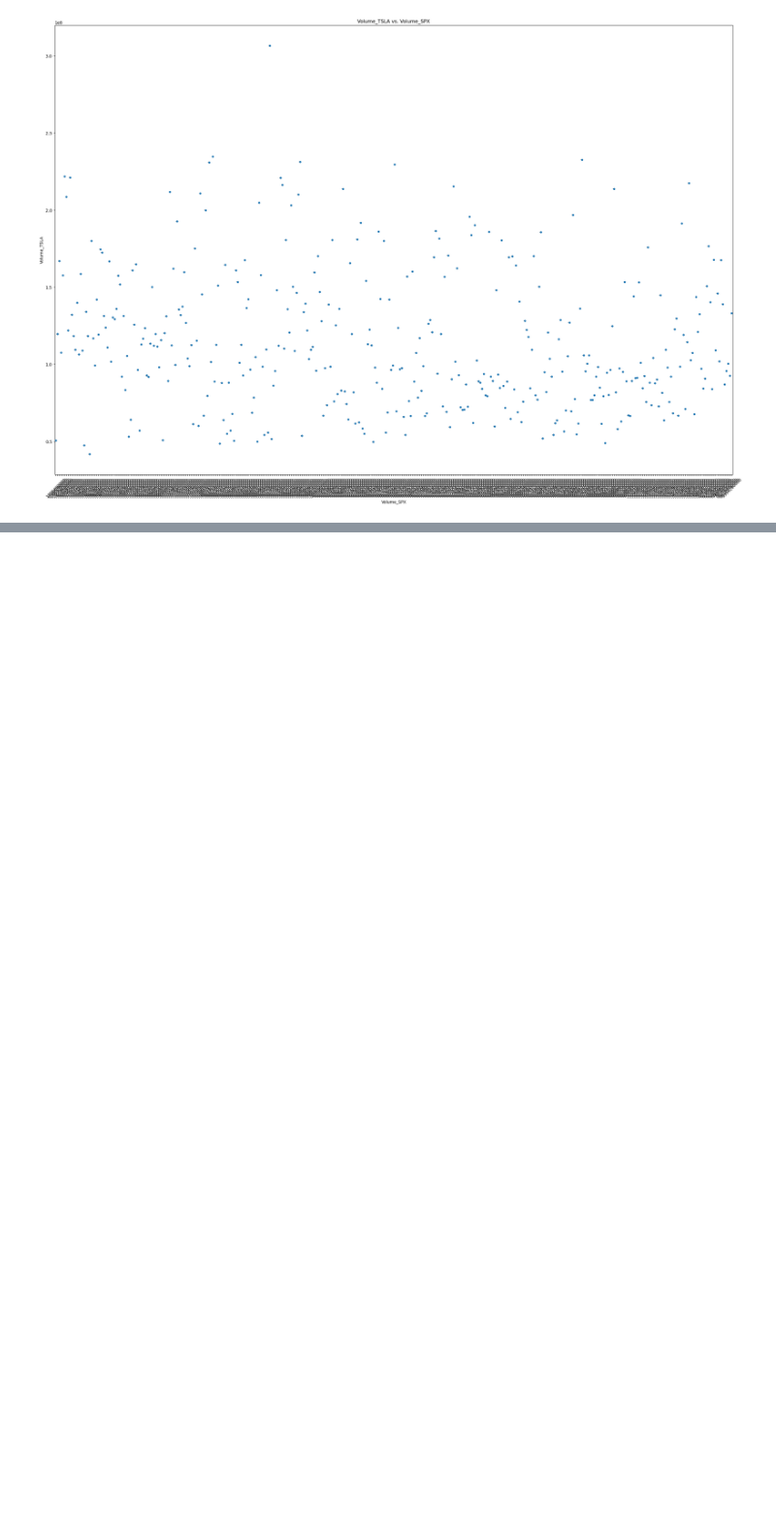
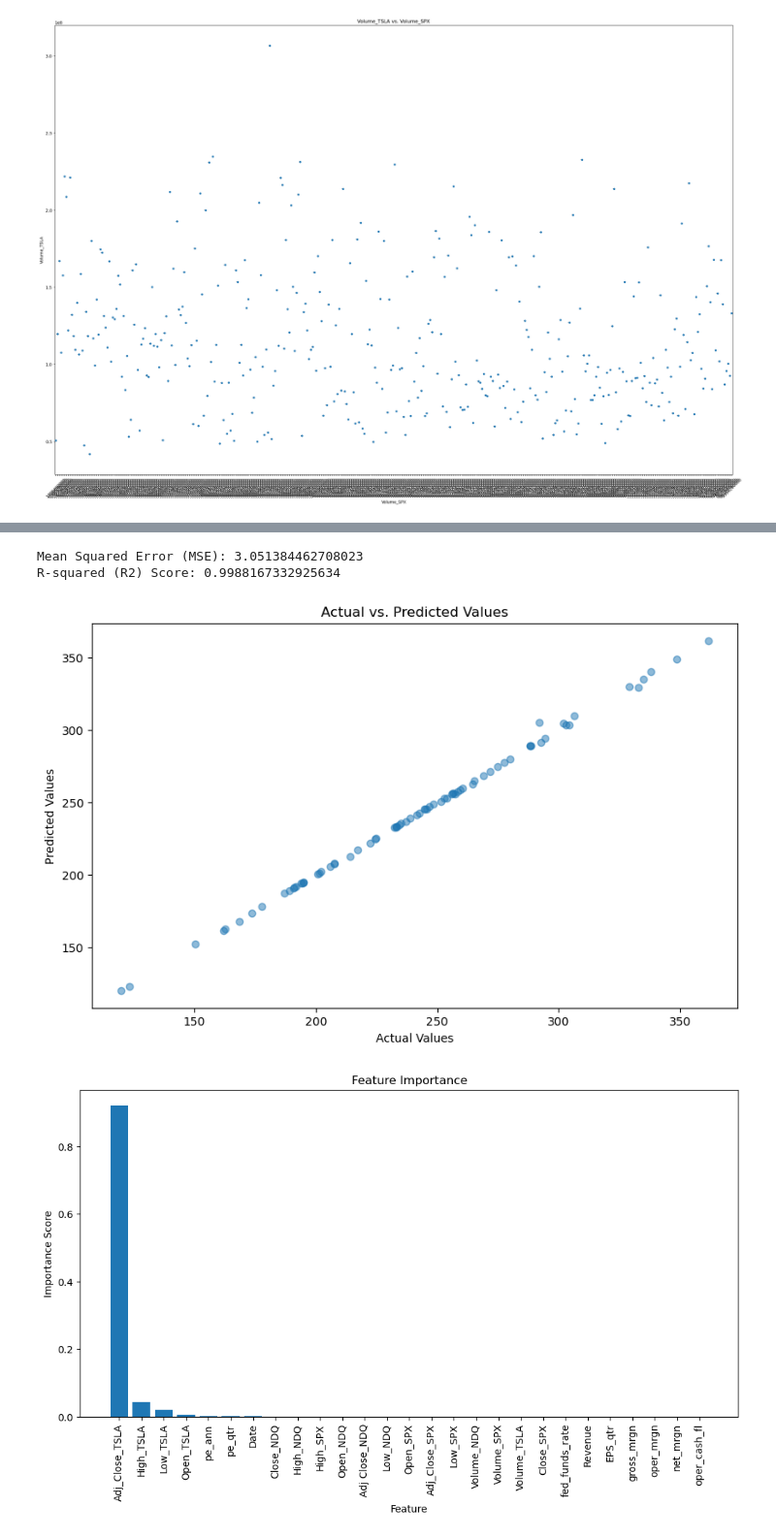
Before and after one commit to vanguardfox/ADS-505-Group6-2023, a Jupyter notebook: tsla.ipynb, the cells around one changed output, grey strips where cells are left out. Shown at 97% size. Cells and saved outputs as stored; diff of their text form; code cells hidden in the pictures; blank space fills up the shorter version.

Commit message:
Random forest

```diff
--- a/tsla.ipynb
+++ b/tsla.ipynb
@@ -433,0 +435,51 @@ plt.show()
+# %%
+df = df.apply(pd.to_numeric, errors='coerce')
+# %%
+X = df.drop("Close_TSLA", axis=1)
+y = df["Close_TSLA"]
+# %%
+X_train, X_test, y_train, y_test = train_test_split(X, y, test_size=0.2, random_state=42)
+# %%
+rf = RandomForestRegressor(n_estimators=100, random_state=42)
+
+# Train the model on the training data
+rf.fit(X_train, y_train)
+
+#predict
+y_pred = rf.predict(X_test)
+# %%
+#Model evaluation
+mse = mean_squared_error(y_test, y_pred)
+r2 = r2_score(y_test, y_pred)
+
+print(f"Mean Squared Error (MSE): {mse}")
+print(f"R-squared (R2) Score: {r2}")
+# %% [output]
+Mean Squared Error (MSE): 3.051384462708023
+R-squared (R2) Score: 0.9988167332925634
+# %%
+# Plotting the model
+
+# Scatter plot
+plt.figure(figsize=(10, 6))
+plt.scatter(y_test, y_pred, alpha=0.5)
+plt.xlabel("Actual Values")
+plt.ylabel("Predicted Values")
+plt.title("Actual vs. Predicted Values")
+plt.show()
+
+# Feature importance plot
+FI = rf.feature_importances_
+feature_names = X.columns
+
+plt.figure(figsize=(12, 6))
+sorted_idx = np.argsort(FI)[::-1]
+plt.bar(range(X.shape[1]), FI[sorted_idx], align="center")
+plt.xticks(range(X.shape[1]), [feature_names[i] for i in sorted_idx], rotation=90)
+plt.xlabel("Feature")
+plt.ylabel("Importance Score")
+plt.title("Feature Importance")
+plt.show()
+# %% [output]
+[figure, added]
+[figure, added]
```
Also changed, not shown: parts of 9 cells of this notebook.
